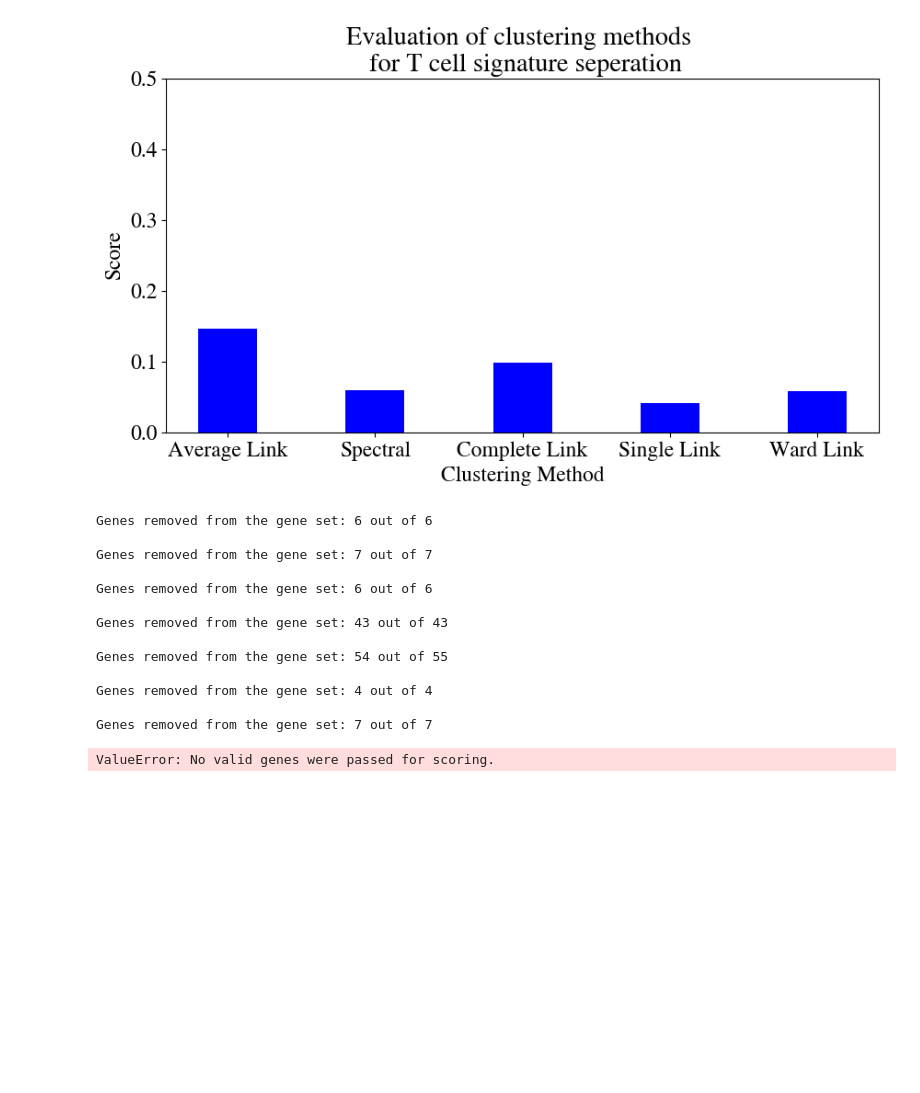
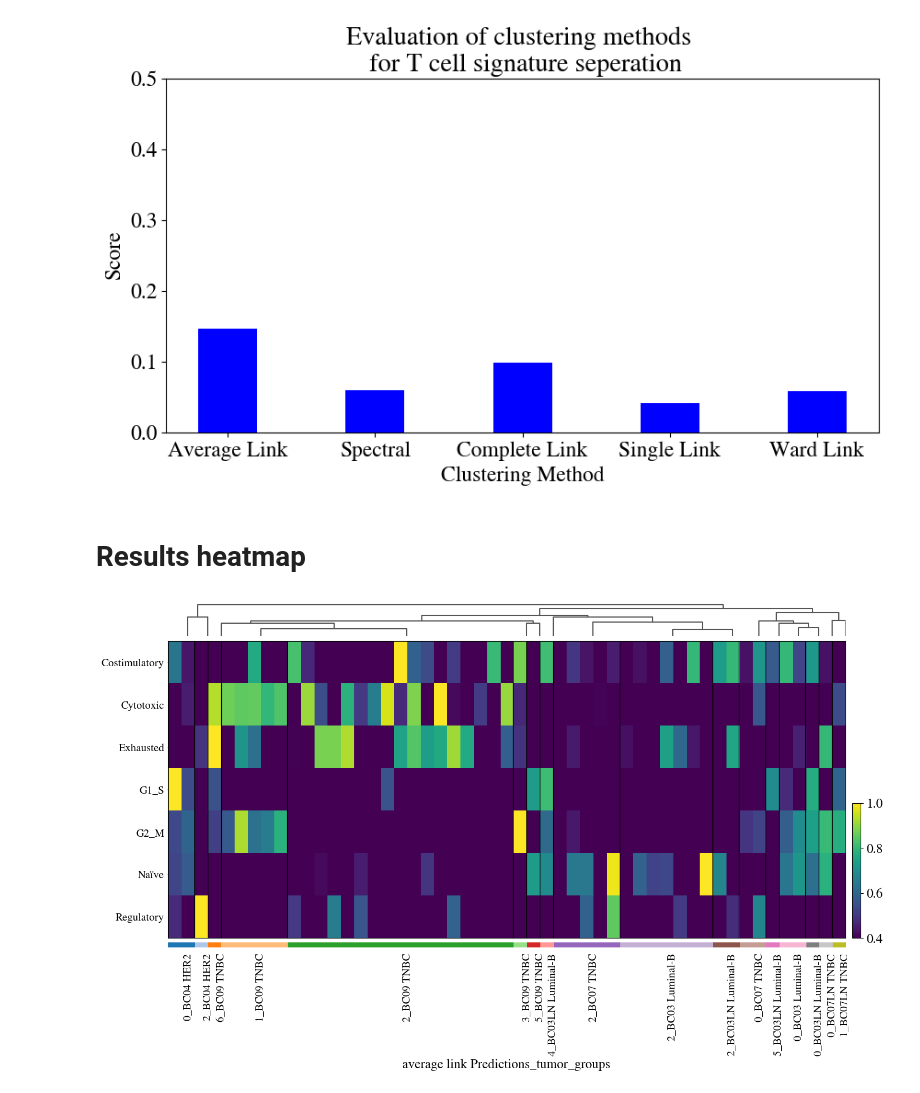
Before and after one commit to KyriakosPsa/BreastCancer-SingleCell, a Jupyter notebook: immunecellanalysis.ipynb, the cells around one changed output. Cells and saved outputs as stored; diff of their text form; code cells hidden in the pictures; blank space fills up the shorter version.

```diff
--- a/immunecellanalysis.ipynb
+++ b/immunecellanalysis.ipynb
@@ -206,31 +206,19 @@ plt.yticks(np.arange(0.0,0.6,0.1))
 plt.show()
 # %% [output]
 [figure]
+# %% [markdown]
+# Results heatmap
 # %%
-for predictions in ['Spectral','average link','complete link','single link','ward link']:
-
-  sc.pl.heatmap(
+sc.pl.heatmap(
     adata_tcells,
     var_names=list(gene_sets.keys()),
-    groupby=[f"{predictions} link Predictions"],
+    groupby=[f"average link Predictions","tumor_groups"],
     swap_axes=True,
     standard_scale='var',
-    vmin=0,
+    dendrogram=True,
+    vmin=0.4,
     vmax=1,
     figsize=(16, 8)
 )
 # %% [output]
-Genes removed from the gene set: 6 out of 6
-
-Genes removed from the gene set: 7 out of 7
-
-Genes removed from the gene set: 6 out of 6
-
-Genes removed from the gene set: 43 out of 43
-
-Genes removed from the gene set: 54 out of 55
-
-Genes removed from the gene set: 4 out of 4
-
-Genes removed from the gene set: 7 out of 7
-ValueError: No valid genes were passed for scoring.
+[figure, added]
```
